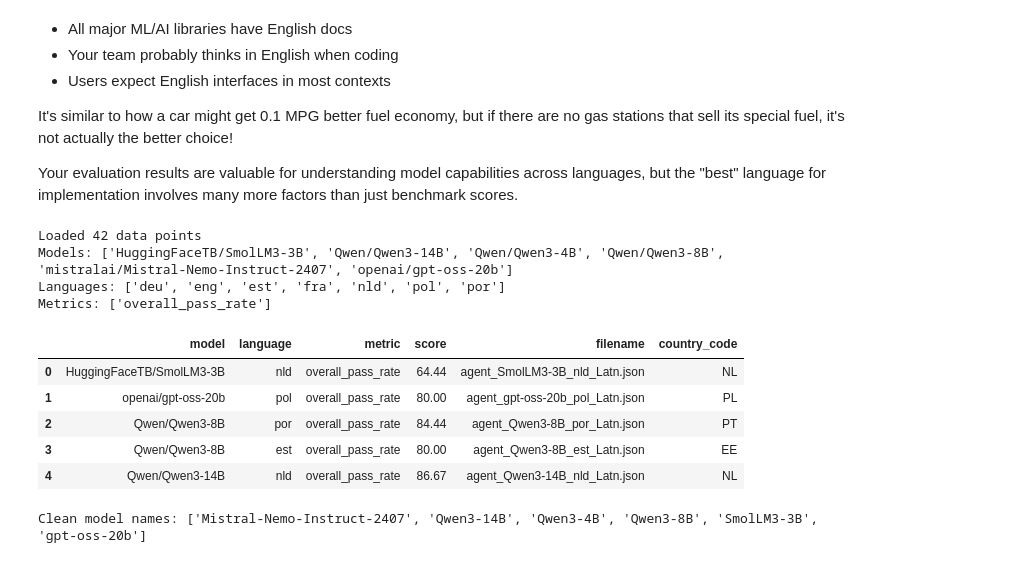
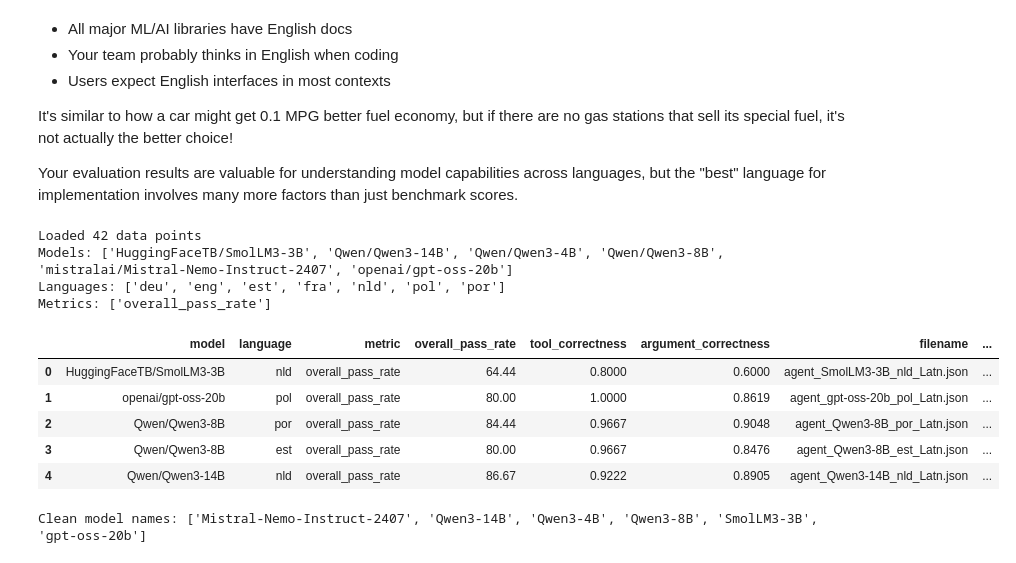
Before and after one commit to Nodehaus/evaluation, a Jupyter notebook: multilingual_agent/visualization.ipynb, the cells around one changed output. Drawn from its saved outputs; the diff is of its cells as text; code cells hidden in the pictures.

```diff
--- a/multilingual_agent/visualization.ipynb
+++ b/multilingual_agent/visualization.ipynb
@@ -517,45 +518,50 @@ for json_file in results_dir.glob('*.json'):
     language = data.get('language', '')
 
     # Get metric scores
-    metric_score = data['evaluation_results']['global_metrics']['overall_pass_rate']
+    pass_rate = data['evaluation_results']['global_metrics']['overall_pass_rate']
+    tool_correctness = data['evaluation_results']['global_metrics']['average_scores_by_metric']['Tool Correctness']
+    argument_correctness = data['evaluation_results']['global_metrics']['average_scores_by_metric']['Argument Correctness']
     results_data.append({
             'model': model_name,
             'language': language,
             'metric': "overall_pass_rate",
-            'score': metric_score,
+            'overall_pass_rate': pass_rate,
+            'tool_correctness': tool_correctness,
+            'argument_correctness': argument_correctness,
             'filename': json_file.name
         })
 
     # # Add each metric score as a separate row
     # for metric_name, score in metric_scores.items():
     #     results_data.append({
     #         'model': model_name,
     #         'language': language,
     #         'metric': metric_name,
     #         'score': score,
     #         'filename': json_file.name
     #     })
 
 # Create DataFrame
 df_pass_rate = pd.DataFrame(results_data)
 df_pass_rate['country_code'] = df_pass_rate['language'].map(lang_to_country)
+df_pass_rate['avg_metric_scores'] = round((df_pass_rate['tool_correctness'] + df_pass_rate['argument_correctness'])/2, 2)
 # df_pass_rate['required_vram'] = df_pass_rate['model'].map(models_memory_gb)
 print(f"Loaded {len(df_pass_rate)} data points")
 print(f"Models: {sorted(df_pass_rate['model'].unique())}")
 print(f"Languages: {sorted(df_pass_rate['language'].unique())}")
 print(f"Metrics: {sorted(df_pass_rate['metric'].unique())}")
 df_pass_rate.head()
 # %% [output]
 Loaded 42 data points
 Models: ['HuggingFaceTB/SmolLM3-3B', 'Qwen/Qwen3-14B', 'Qwen/Qwen3-4B', 'Qwen/Qwen3-8B', 'mistralai/Mistral-Nemo-Instruct-2407', 'openai/gpt-oss-20b']
 Languages: ['deu', 'eng', 'est', 'fra', 'nld', 'pol', 'por']
 Metrics: ['overall_pass_rate']
-|  | model | language | metric | score | filename | country_code |
-| 0 | HuggingFaceTB/SmolLM3-3B | nld | overall_pass_rate | 64.44 | agent_SmolLM3-3B_nld_Latn.json | NL |
-| 1 | openai/gpt-oss-20b | pol | overall_pass_rate | 80.00 | agent_gpt-oss-20b_pol_Latn.json | PL |
-| 2 | Qwen/Qwen3-8B | por | overall_pass_rate | 84.44 | agent_Qwen3-8B_por_Latn.json | PT |
-| 3 | Qwen/Qwen3-8B | est | overall_pass_rate | 80.00 | agent_Qwen3-8B_est_Latn.json | EE |
-| 4 | Qwen/Qwen3-14B | nld | overall_pass_rate | 86.67 | agent_Qwen3-14B_nld_Latn.json | NL |
+|  | model | language | metric | overall_pass_rate | tool_correctness | argument_correctness | filename | ... |
+| 0 | HuggingFaceTB/SmolLM3-3B | nld | overall_pass_rate | 64.44 | 0.8000 | 0.6000 | agent_SmolLM3-3B_nld_Latn.json | ... |
+| 1 | openai/gpt-oss-20b | pol | overall_pass_rate | 80.00 | 1.0000 | 0.8619 | agent_gpt-oss-20b_pol_Latn.json | ... |
+| 2 | Qwen/Qwen3-8B | por | overall_pass_rate | 84.44 | 0.9667 | 0.9048 | agent_Qwen3-8B_por_Latn.json | ... |
+| 3 | Qwen/Qwen3-8B | est | overall_pass_rate | 80.00 | 0.9667 | 0.8476 | agent_Qwen3-8B_est_Latn.json | ... |
+| 4 | Qwen/Qwen3-14B | nld | overall_pass_rate | 86.67 | 0.9222 | 0.8905 | agent_Qwen3-14B_nld_Latn.json | ... |
 # %%
 # Clean model names for better visualization
 def clean_model_name(model_name):
```
Also changed, not shown: parts of 5 cells of this notebook, 6 other files.
